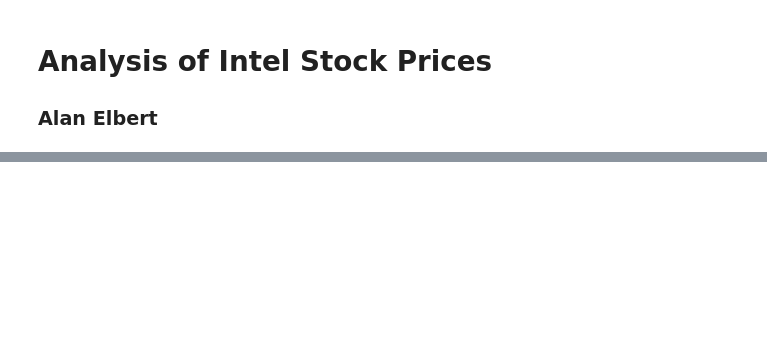
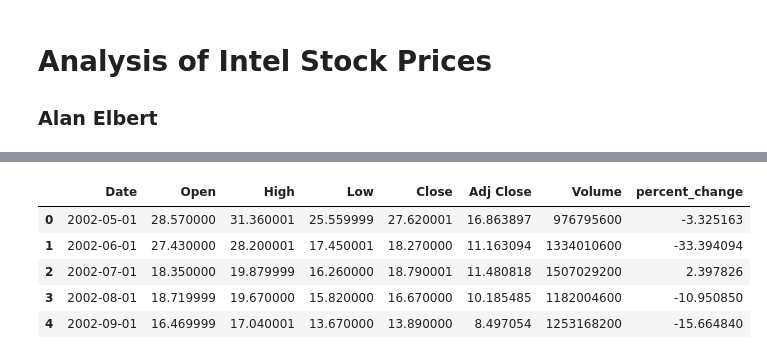
Before and after one commit to alanelbert/final_cmsc320, a Jupyter notebook: final.ipynb, the cells around one changed output, grey strips where cells are left out. Drawn from its saved outputs; the diff is of its cells as text; code cells hidden in the pictures; blank space fills up the shorter version.

```diff
--- a/final.ipynb
+++ b/final.ipynb
@@ -132,0 +167,3 @@ tcomm.head()
+# %%
+intcdf = pd.read_csv('INTC.csv')
+intcdf.head()
@@ -132,0 +183,10 @@ tcomm.head()
+# %%
+intcdf["percent_change"] = ((intcdf["Close"] - intcdf["Open"]) / intcdf["Open"]) * 100.0
+intcdf.head()
+# %% [output]
+|  | Date | Open | High | Low | Close | Adj Close | Volume | percent_change |
+| 0 | 2002-05-01 | 28.570000 | 31.360001 | 25.559999 | 27.620001 | 16.863897 | 976795600 | -3.325163 |
+| 1 | 2002-06-01 | 27.430000 | 28.200001 | 17.450001 | 18.270000 | 11.163094 | 1334010600 | -33.394094 |
+| 2 | 2002-07-01 | 18.350000 | 19.879999 | 16.260000 | 18.790001 | 11.480818 | 1507029200 | 2.397826 |
+| 3 | 2002-08-01 | 18.719999 | 19.670000 | 15.820000 | 16.670000 | 10.185485 | 1182004600 | -10.950850 |
+| 4 | 2002-09-01 | 16.469999 | 17.040001 | 13.670000 | 13.890000 | 8.497054 | 1253168200 | -15.664840 |
```
Also changed, not shown: parts of 36 cells of this notebook, 2 other files.
